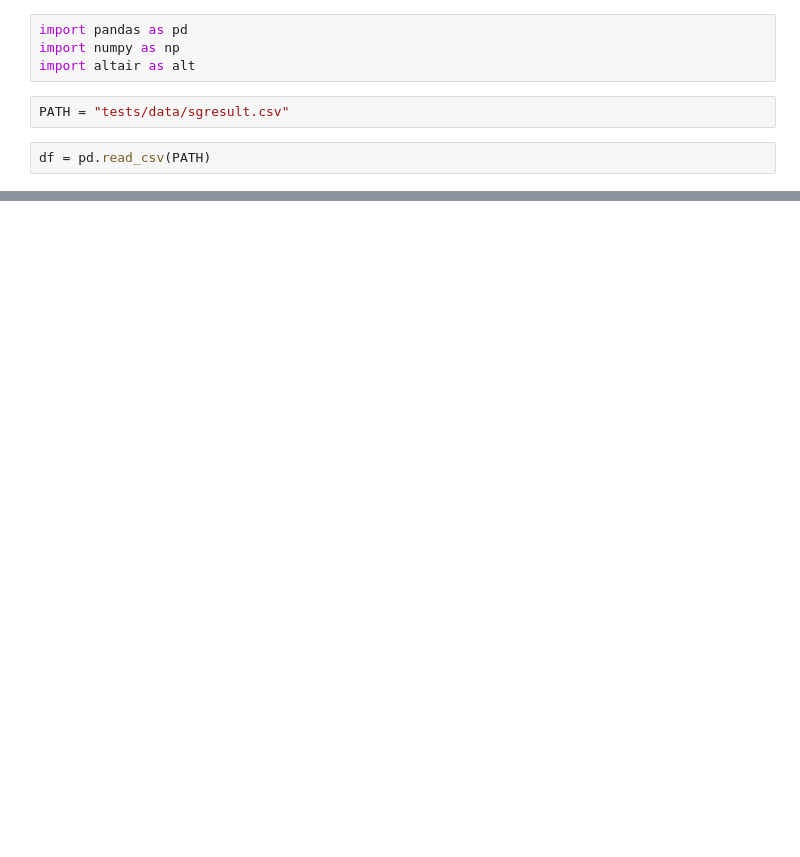
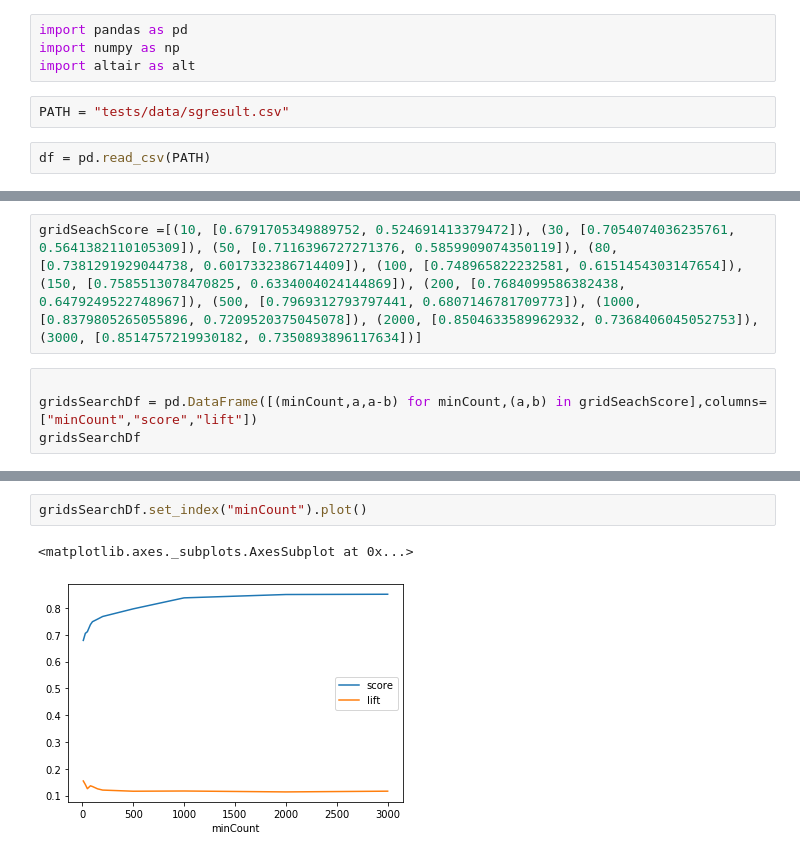
Before and after one commit to brendonlin/iris, a Jupyter notebook: checkStGameResult.ipynb, the cells around one changed output, grey strips where cells are left out. Drawn from its saved outputs; the diff is of its cells as text; blank space fills up the shorter version.

```diff
--- a/checkStGameResult.ipynb
+++ b/checkStGameResult.ipynb
@@ -44 +44,7 @@ target
 Name: target, dtype: float64
+# %%
+gridSeachScore =[(10, [0.6791705349889752, 0.524691413379472]), (30, [0.7054074036235761, 0.5641382110105309]), (50, [0.7116396727271376, 0.5859909074350119]), (80, [0.7381291929044738, 0.6017332386714409]), (100, [0.748965822232581, 0.6151454303147654]), (150, [0.7585513078470825, 0.6334004024144869]), (200, [0.7684099586382438, 0.6479249522748967]), (500, [0.7969312793797441, 0.6807146781709773]), (1000, [0.8379805265055896, 0.7209520375045078]), (2000, [0.8504633589962932, 0.7368406045052753]), (3000, [0.8514757219930182, 0.7350893896117634])]
+# %%
+
+gridsSearchDf = pd.DataFrame([(minCount,a,a-b) for minCount,(a,b) in gridSeachScore],columns=["minCount","score","lift"])
+gridsSearchDf
@@ -44,0 +64,5 @@ Name: target, dtype: float64
+# %%
+gridsSearchDf.set_index("minCount").plot()
+# %% [output]
+<matplotlib.axes._subplots.AxesSubplot at 0x...>
+[figure, added]
```
Also changed, not shown: parts of 4 cells of this notebook, 4 other files.
